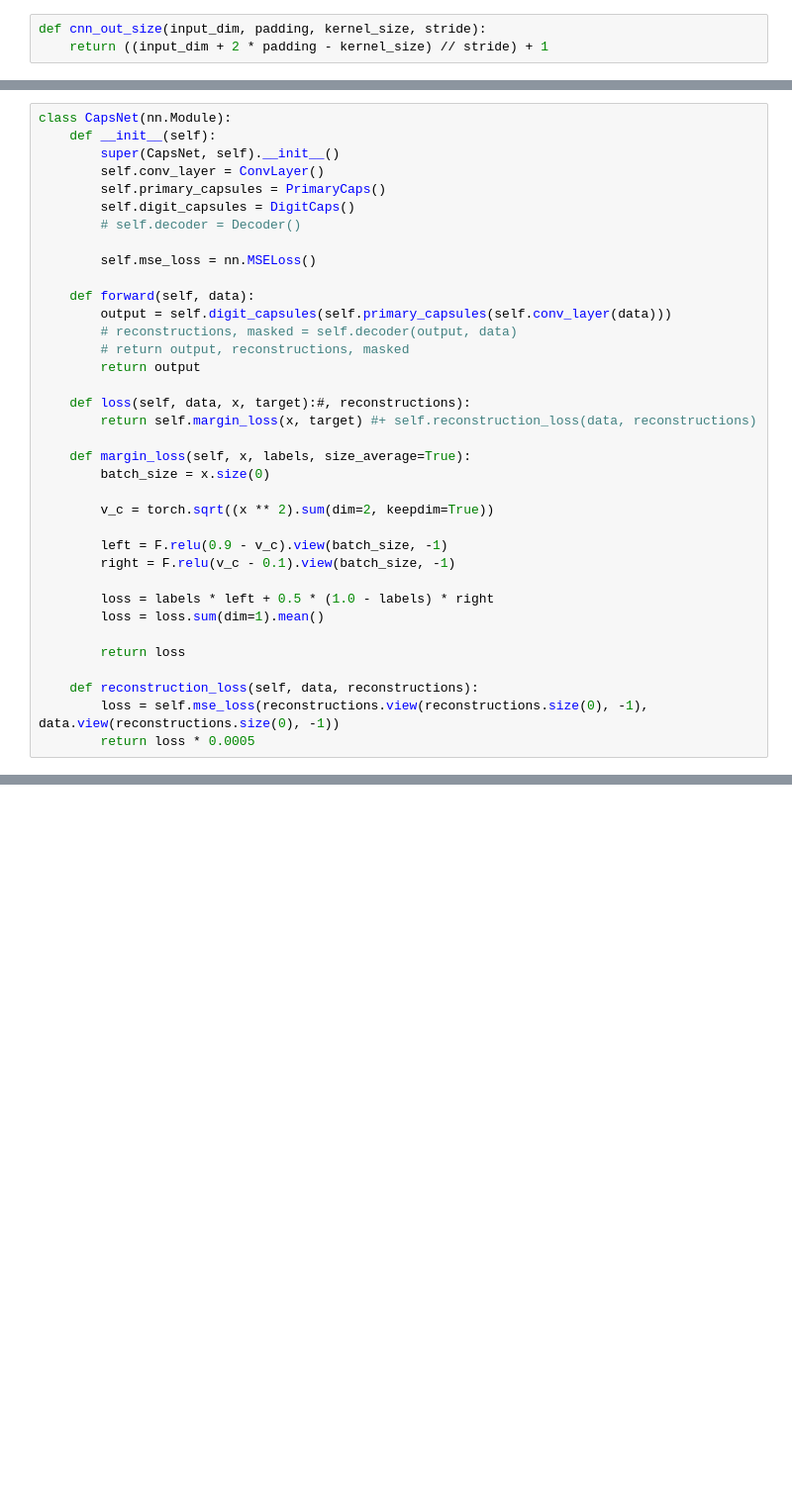
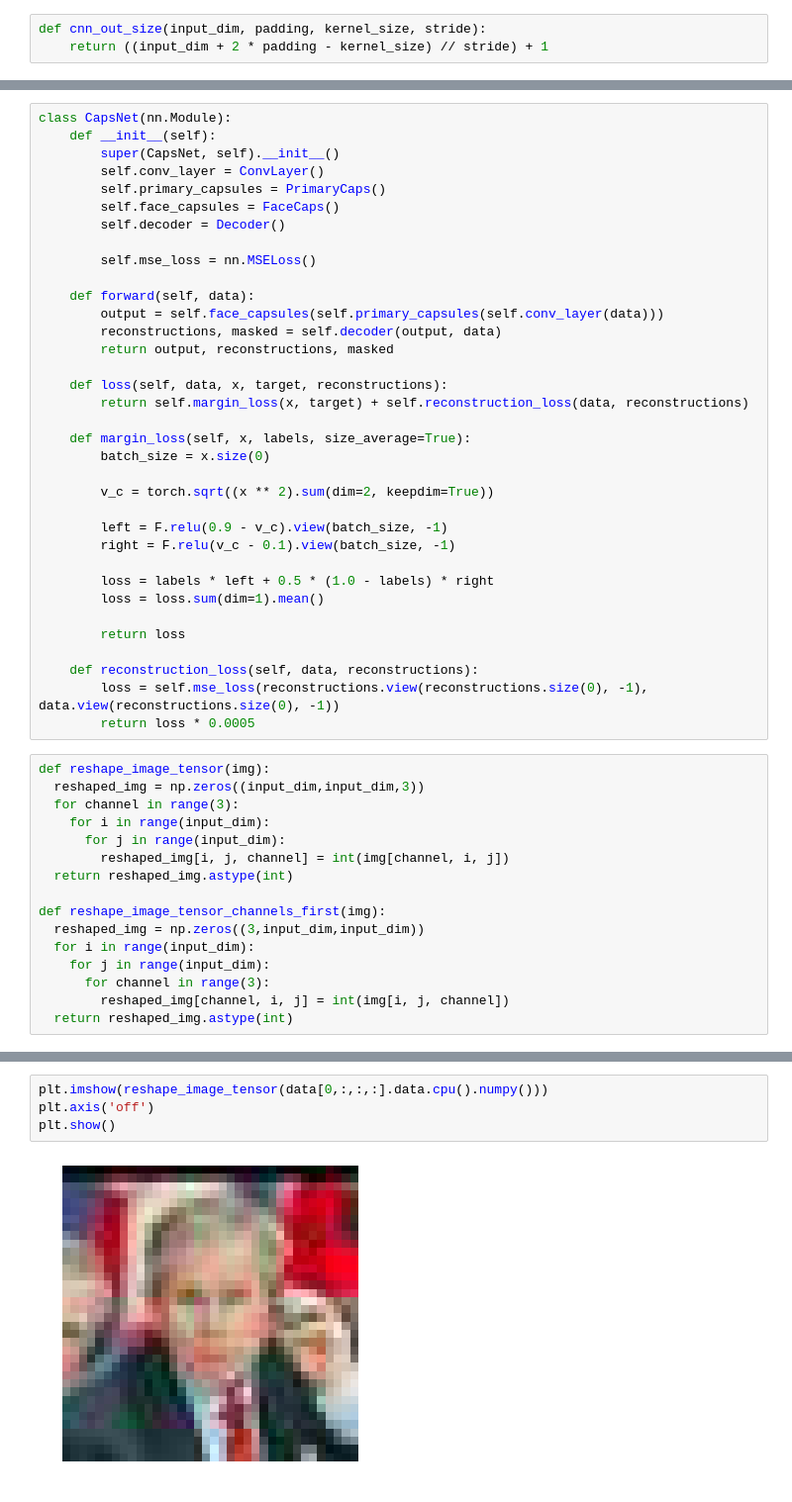
Before and after one commit to hakhil/FaceCaps, a Jupyter notebook: CapsNet/CapsFace.ipynb, the cells around one changed output, grey strips where cells are left out. Shown at 99% size. Drawn from its saved outputs; the diff is of its cells as text; blank space fills up the shorter version.

```diff
--- a/CapsNet/CapsFace.ipynb
+++ b/CapsNet/CapsFace.ipynb
@@ -163,19 +259,18 @@ class CapsNet(nn.Module):
         super(CapsNet, self).__init__()
         self.conv_layer = ConvLayer()
         self.primary_capsules = PrimaryCaps()
-        self.digit_capsules = DigitCaps()
-        # self.decoder = Decoder()
+        self.face_capsules = FaceCaps()
+        self.decoder = Decoder()
 
         self.mse_loss = nn.MSELoss()
 
     def forward(self, data):
-        output = self.digit_capsules(self.primary_capsules(self.conv_layer(data)))
-        # reconstructions, masked = self.decoder(output, data)
-        # return output, reconstructions, masked
-        return output
+        output = self.face_capsules(self.primary_capsules(self.conv_layer(data)))
+        reconstructions, masked = self.decoder(output, data)
+        return output, reconstructions, masked
 
-    def loss(self, data, x, target):#, reconstructions):
-        return self.margin_loss(x, target) #+ self.reconstruction_loss(data, reconstructions)
+    def loss(self, data, x, target, reconstructions):
+        return self.margin_loss(x, target) + self.reconstruction_loss(data, reconstructions)
 
     def margin_loss(self, x, labels, size_average=True):
         batch_size = x.size(0)
@@ -193,3 +288,19 @@ class CapsNet(nn.Module):
     def reconstruction_loss(self, data, reconstructions):
         loss = self.mse_loss(reconstructions.view(reconstructions.size(0), -1), data.view(reconstructions.size(0), -1))
         return loss * 0.0005
+# %%
+def reshape_image_tensor(img):
+  reshaped_img = np.zeros((input_dim,input_dim,3))
+  for channel in range(3):
+    for i in range(input_dim):
+      for j in range(input_dim):
+        reshaped_img[i, j, channel] = int(img[channel, i, j])
+  return reshaped_img.astype(int)
+
+def reshape_image_tensor_channels_first(img):
+  reshaped_img = np.zeros((3,input_dim,input_dim))
+  for i in range(input_dim):
+    for j in range(input_dim):
+      for channel in range(3):
+        reshaped_img[channel, i, j] = int(img[i, j, channel])
+  return reshaped_img.astype(int)
@@ -230,0 +421,6 @@ RuntimeError: ignored
+# %%
+plt.imshow(reshape_image_tensor(data[0,:,:,:].data.cpu().numpy()))
+plt.axis('off')
+plt.show()
+# %% [output]
+[figure, added]
```
Also changed, not shown: parts of 21 cells of this notebook, 4 other files.
